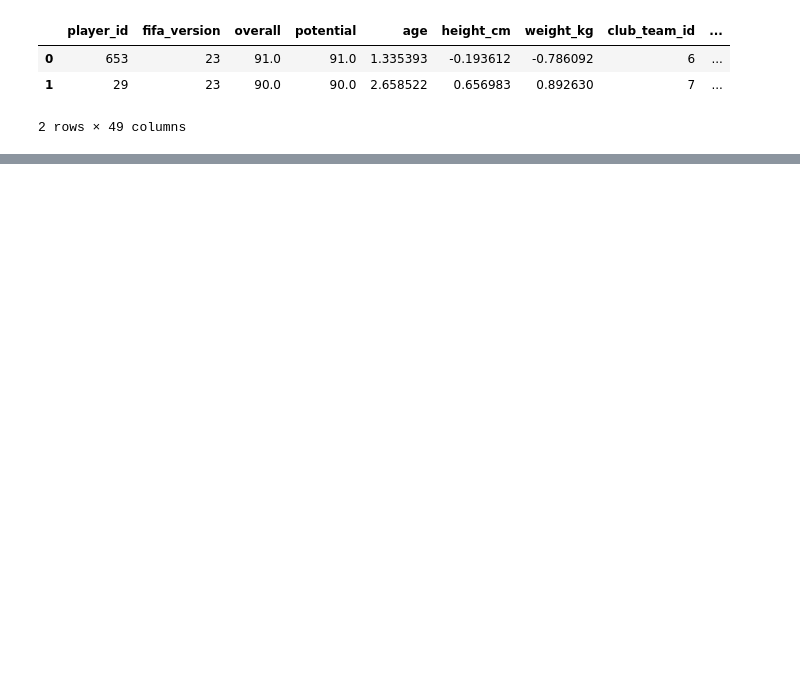
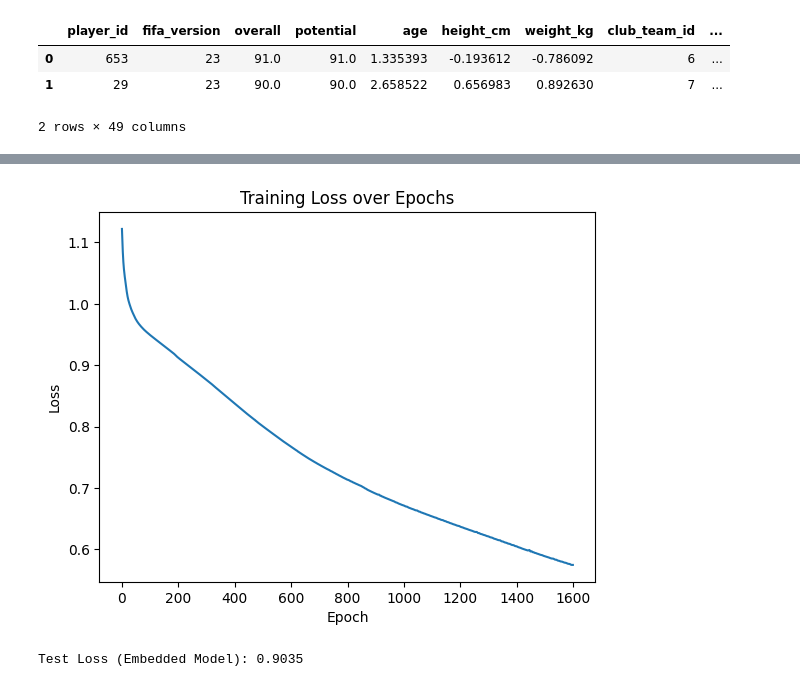
Before and after one commit to JonathonLeiding/fifa-score-analysis, a Jupyter notebook: fifa_neural_network.ipynb, the cells around one changed output, grey strips where cells are left out. Saved outputs shown, nothing was run; the diff lists cells and outputs as text; code cells hidden in the pictures; blank space fills up the shorter version.

```diff
--- a/fifa_neural_network.ipynb
+++ b/fifa_neural_network.ipynb
@@ -119,0 +208,26 @@ Test Loss: 0.8609
+# %%
+embedded_model = EmbeddedModel(player_vocab_size, club_vocab_size)
+# %%
+embd_criterion = nn.SmoothL1Loss()
+embd_optimizer = optim.Adam(embedded_model.parameters(), lr=0.0001)
+embd_scheduler = torch.optim.lr_scheduler.StepLR(optimizer, step_size=100, gamma=0.60)
+# %%
+epochs = 1600
+losses_embedded = []
+
+for epoch in range(epochs):
+    embedded_model.train()
+
+    # Forward pass (include ID tensors!)
+    y_pred = embedded_model(X_train, player_train_ids, club_train_ids)
+
+    loss = embd_criterion(y_pred, Y_train)
+    losses_embedded.append(loss.item())
+
+    if (epoch % 10 == 0) | (epoch == epochs - 1):
+        print(f"Epoch {epoch} | Loss: {loss.item():.4f}")
+
+    embd_optimizer.zero_grad()
+    loss.backward()
+    embd_optimizer.step()
+    embd_scheduler.step()
@@ -119,0 +252,18 @@ Test Loss: 0.8609
+# %%
+# Graph the loss
+plt.plot(range(epochs), losses_embedded)
+plt.ylabel("Loss")
+plt.xlabel("Epoch")
+plt.title("Training Loss over Epochs")
+plt.show()
+# %% [output]
+[figure, added]
+# %%
+embedded_model.eval()
+with torch.no_grad():
+    y_test_pred = embedded_model(X_test, player_test_ids, club_test_ids)
+    test_loss = criterion(y_test_pred, Y_test)
+
+print(f"\nTest Loss (Embedded Model): {test_loss.item():.4f}")
+# %% [output]
+Test Loss (Embedded Model): 0.9035
```
Also changed, not shown: parts of 14 cells of this notebook.
